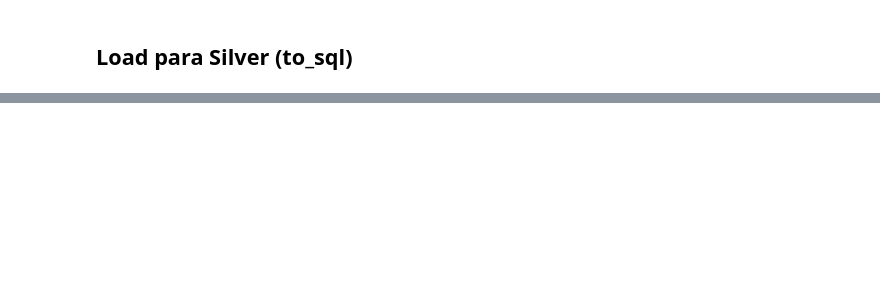
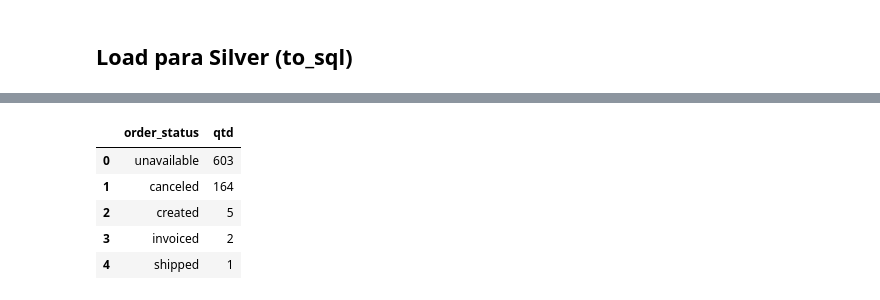
Before and after one commit to LeticiaAires/brazilian_e-commerce_analysis, a Jupyter notebook: Transfomer/etl-raw-to-silver.ipynb, the cells around one changed output, grey strips where cells are left out. Saved outputs shown, nothing was run; the diff lists cells and outputs as text; code cells hidden in the pictures; blank space fills up the shorter version.

```diff
--- a/Transfomer/etl-raw-to-silver.ipynb
+++ b/Transfomer/etl-raw-to-silver.ipynb
@@ -916,0 +1038,17 @@ connection to server at "localhost" (127.0.0.1), port 5434 failed: Connection re
+# %%
+pd.read_sql("""
+    SELECT order_status, COUNT(*) AS qtd
+    FROM orders o
+    WHERE NOT EXISTS (
+        SELECT 1 FROM order_items oi WHERE oi.order_id = o.order_id
+    )
+    GROUP BY order_status
+    ORDER BY qtd DESC;
+""", engine)
+# %% [output]
+|  | order_status | qtd |
+| 0 | unavailable | 603 |
+| 1 | canceled | 164 |
+| 2 | created | 5 |
+| 3 | invoiced | 2 |
+| 4 | shipped | 1 |
```
Also changed, not shown: parts of 24 cells of this notebook, 1 other file.
